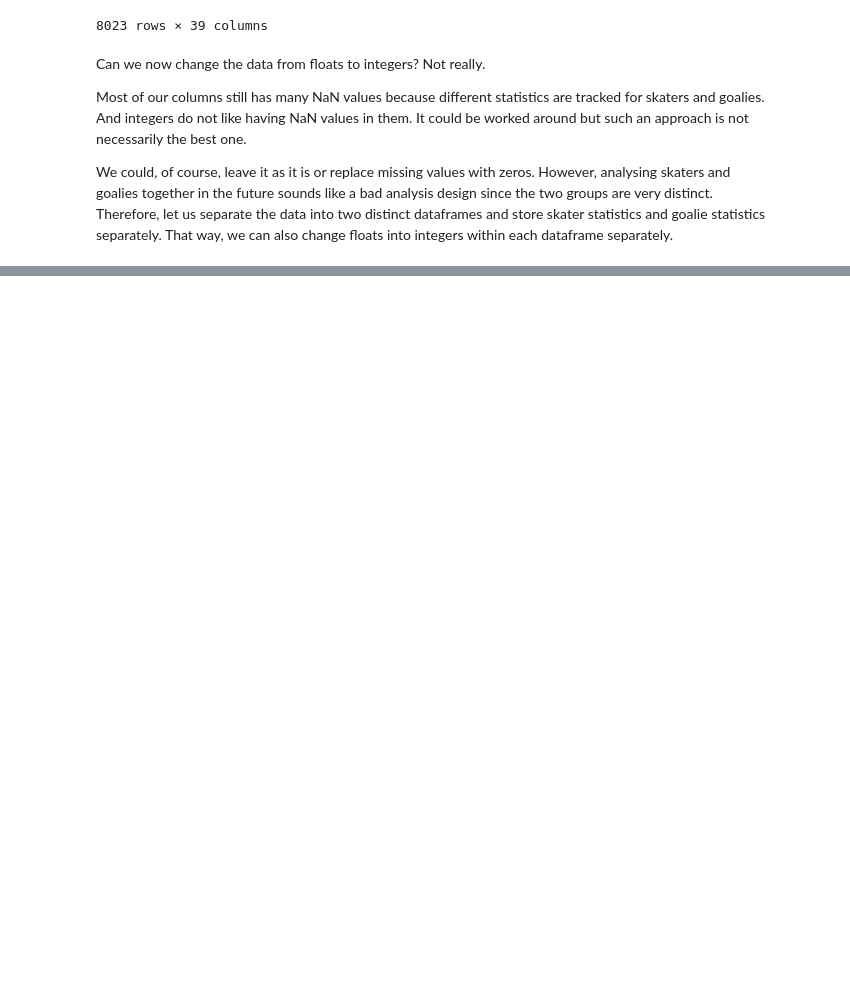
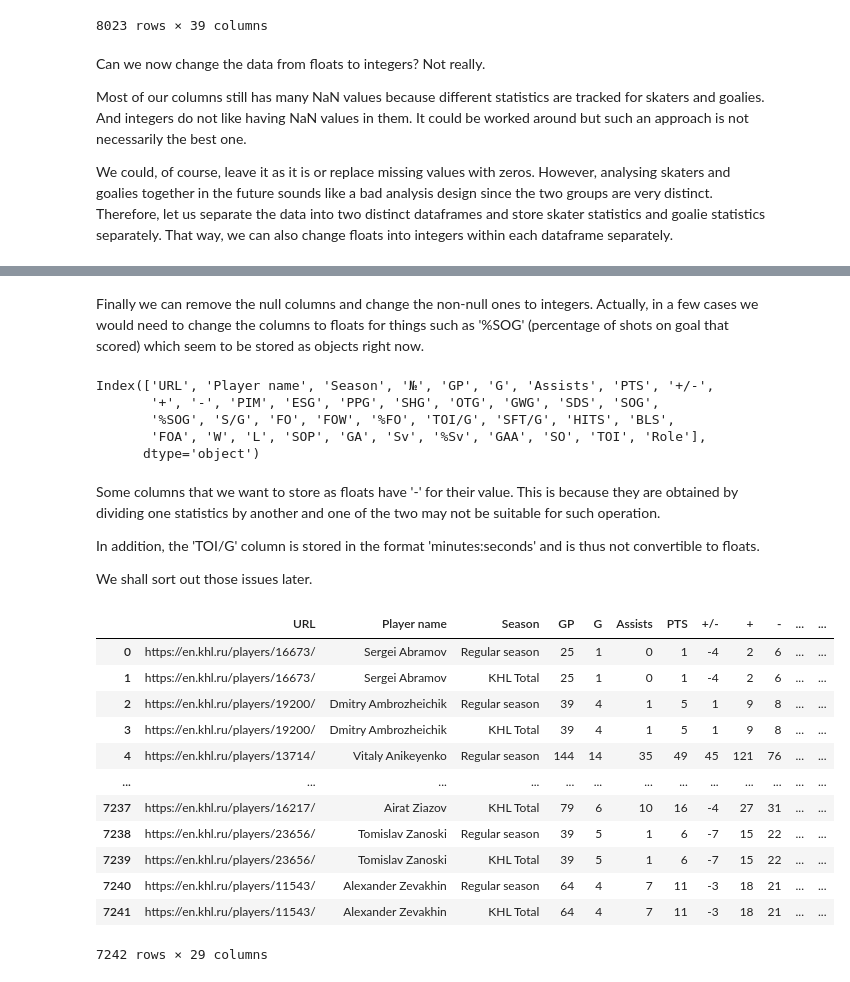
Before and after one commit to Dark-Hobbit/khl, a Jupyter notebook: stage_2/players_processing_career.ipynb, the cells around one changed output, grey strips where cells are left out. Drawn from its saved outputs; the diff is of its cells as text; code cells hidden in the pictures; blank space fills up the shorter version.

Commit message:
Working on career statistics
Removed irrelevant columns from both skaters and goalies. Changed the column types from float to integer.

```diff
--- a/stage_2/players_processing_career.ipynb
+++ b/stage_2/players_processing_career.ipynb
@@ -188,0 +233,33 @@ goalies_career = players_career[players_career['Role'] == 'Goalie'].reset_index(
+# %% [markdown]
+Finally we can remove the null columns and change the non-null ones to integers. Actually, in a few cases we would need to change the columns to floats for things such as '%SOG' (percentage of shots on goal that scored) which seem to be stored as objects right now.
+# %%
+# Getting the list of column names so that we can copy paste parts of it instead of typing manually.
+
+players_career.columns
+# %% [output]
+Index(['URL', 'Player name', 'Season', '№', 'GP', 'G', 'Assists', 'PTS', '+/-',
+       '+', '-', 'PIM', 'ESG', 'PPG', 'SHG', 'OTG', 'GWG', 'SDS', 'SOG',
+       '%SOG', 'S/G', 'FO', 'FOW', '%FO', 'TOI/G', 'SFT/G', 'HITS', 'BLS',
+       'FOA', 'W', 'L', 'SOP', 'GA', 'Sv', '%Sv', 'GAA', 'SO', 'TOI', 'Role'],
+      dtype='object')
+# %%
+# Starting with the more numerous skaters.
+
+skaters_career.drop(['№', 'W', 'L', 'SOP', 'GA', 'Sv', '%Sv', 'GAA', 'SO', 'TOI'], axis=1, inplace=True)
+
+# A list of columns to be changed into integers.
+
+skaters_int = ['GP', 'G', 'Assists', 'PTS', '+/-', '+', '-', 'PIM', 'ESG', 'PPG', 'SHG',
+               'OTG', 'GWG', 'SDS', 'SOG', 'FO', 'FOW', 'HITS', 'BLS', 'FOA']
+
+skaters_career[skaters_int] = skaters_career[skaters_int].astype('int')
+
+# A list of columns to be changed into floats
+
+skaters_float = ['%SOG', 'S/G', '%FO', 'TOI/G', 'SFT/G']
+# %% [markdown]
+Some columns that we want to store as floats have '-' for their value. This is because they are obtained by dividing one statistics by another and one of the two may not be suitable for such operation.
+
+In addition, the 'TOI/G' column is stored in the format 'minutes:seconds' and is thus not convertible to floats.
+
+We shall sort out those issues later.
@@ -188,0 +281,16 @@ goalies_career = players_career[players_career['Role'] == 'Goalie'].reset_index(
+# %%
+skaters_career
+# %% [output]
+|  | URL | Player name | Season | GP | G | Assists | PTS | +/- | + | - | ... | ... |
+| 0 | https://en.khl.ru/players/16673/ | Sergei Abramov | Regular season | 25 | 1 | 0 | 1 | -4 | 2 | 6 | ... | ... |
+| 1 | https://en.khl.ru/players/16673/ | Sergei Abramov | KHL Total | 25 | 1 | 0 | 1 | -4 | 2 | 6 | ... | ... |
+| 2 | https://en.khl.ru/players/19200/ | Dmitry Ambrozheichik | Regular season | 39 | 4 | 1 | 5 | 1 | 9 | 8 | ... | ... |
+| 3 | https://en.khl.ru/players/19200/ | Dmitry Ambrozheichik | KHL Total | 39 | 4 | 1 | 5 | 1 | 9 | 8 | ... | ... |
+| 4 | https://en.khl.ru/players/13714/ | Vitaly Anikeyenko | Regular season | 144 | 14 | 35 | 49 | 45 | 121 | 76 | ... | ... |
+| ... | ... | ... | ... | ... | ... | ... | ... | ... | ... | ... | ... | ... |
+| 7237 | https://en.khl.ru/players/16217/ | Airat Ziazov | KHL Total | 79 | 6 | 10 | 16 | -4 | 27 | 31 | ... | ... |
+| 7238 | https://en.khl.ru/players/23656/ | Tomislav Zanoski | Regular season | 39 | 5 | 1 | 6 | -7 | 15 | 22 | ... | ... |
+| 7239 | https://en.khl.ru/players/23656/ | Tomislav Zanoski | KHL Total | 39 | 5 | 1 | 6 | -7 | 15 | 22 | ... | ... |
+| 7240 | https://en.khl.ru/players/11543/ | Alexander Zevakhin | Regular season | 64 | 4 | 7 | 11 | -3 | 18 | 21 | ... | ... |
+| 7241 | https://en.khl.ru/players/11543/ | Alexander Zevakhin | KHL Total | 64 | 4 | 7 | 11 | -3 | 18 | 21 | ... | ... |
+7242 rows × 29 columns
```
Also changed, not shown: parts of 6 cells of this notebook.
